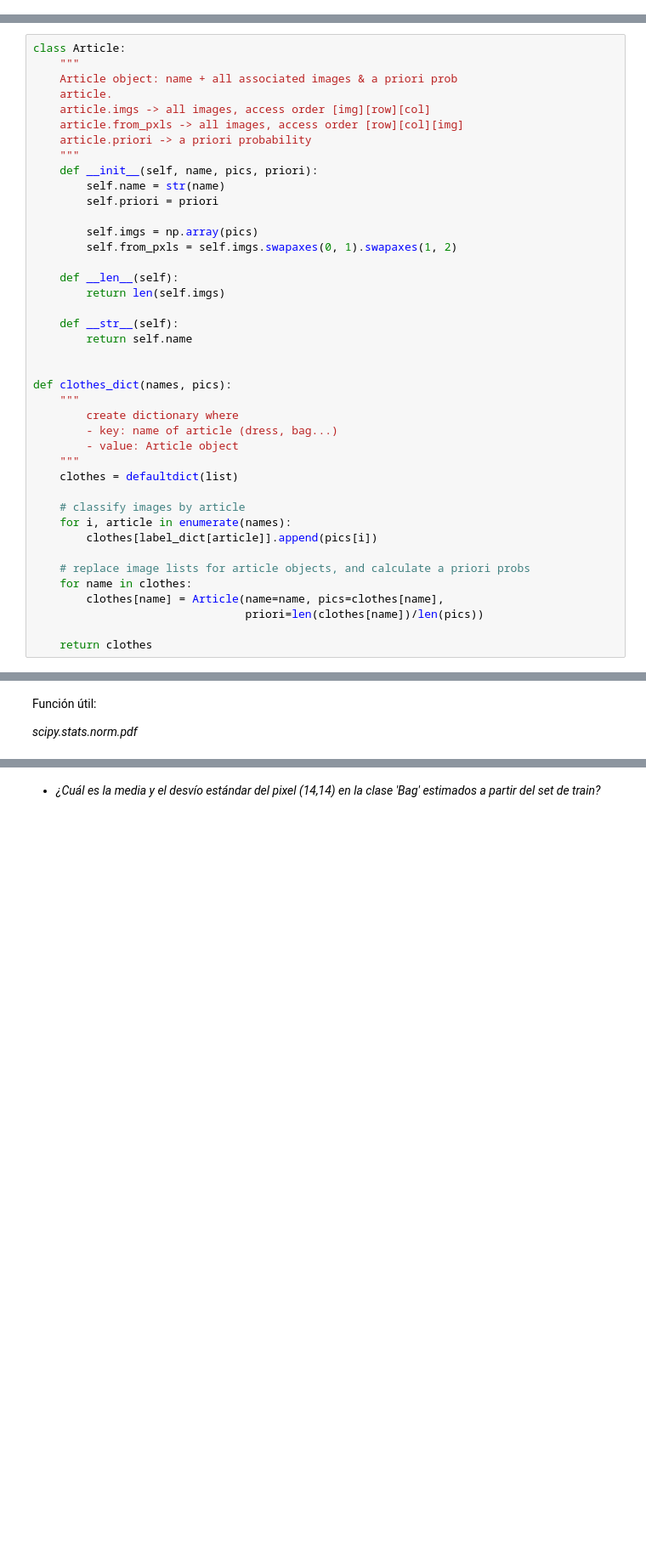
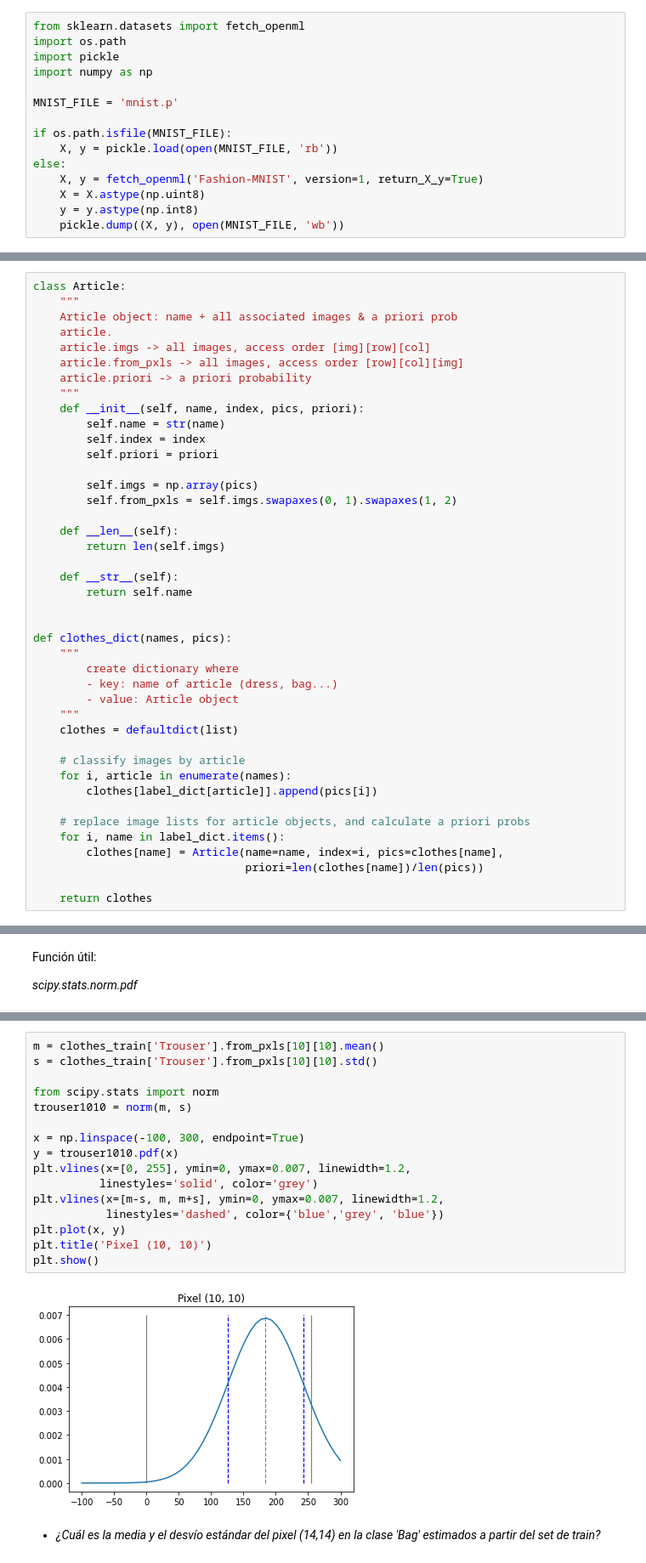
Before and after one commit to rocioparra/redes-neuronales, a Jupyter notebook: 02-naive-bayes/RN20202Q_NaiveBayes_Parra.ipynb, the cells around one changed output, grey strips where cells are left out. Shown at 85% size. Saved outputs shown, nothing was run; the diff lists cells and outputs as text; blank space fills up the shorter version.

```diff
--- a/02-naive-bayes/RN20202Q_NaiveBayes_Parra.ipynb
+++ b/02-naive-bayes/RN20202Q_NaiveBayes_Parra.ipynb
@@ -10 +7,16 @@ X, y = fetch_openml('Fashion-MNIST', version=1, return_X_y=True)
+# %%
+from sklearn.datasets import fetch_openml
+import os.path
+import pickle
+import numpy as np
+
+MNIST_FILE = 'mnist.p'
+
+if os.path.isfile(MNIST_FILE):
+    X, y = pickle.load(open(MNIST_FILE, 'rb'))
+else:
+    X, y = fetch_openml('Fashion-MNIST', version=1, return_X_y=True)
+    X = X.astype(np.uint8)
+    y = y.astype(np.int8)
+    pickle.dump((X, y), open(MNIST_FILE, 'wb'))
 # %%
@@ -140,8 +147,9 @@ class Article:
     article.from_pxls -> all images, access order [row][col][img]
     article.priori -> a priori probability
     """
-    def __init__(self, name, pics, priori):
+    def __init__(self, name, index, pics, priori):
         self.name = str(name)
+        self.index = index
         self.priori = priori
 
         self.imgs = np.array(pics)
@@ -167,8 +175,8 @@ def clothes_dict(names, pics):
         clothes[label_dict[article]].append(pics[i])
 
     # replace image lists for article objects, and calculate a priori probs
-    for name in clothes:
-        clothes[name] = Article(name=name, pics=clothes[name],
+    for i, name in label_dict.items():
+        clothes[name] = Article(name=name, index=i, pics=clothes[name],
                                 priori=len(clothes[name])/len(pics))
 
     return clothes
@@ -404,2 +417,20 @@ Función útil:
+# %%
+m = clothes_train['Trouser'].from_pxls[10][10].mean()
+s = clothes_train['Trouser'].from_pxls[10][10].std()
+
+from scipy.stats import norm
+trouser1010 = norm(m, s)
+
+x = np.linspace(-100, 300, endpoint=True)
+y = trouser1010.pdf(x)
+plt.vlines(x=[0, 255], ymin=0, ymax=0.007, linewidth=1.2,
+          linestyles='solid', color='grey')
+plt.vlines(x=[m-s, m, m+s], ymin=0, ymax=0.007, linewidth=1.2,
+           linestyles='dashed', color={'blue','grey', 'blue'})
+plt.plot(x, y)
+plt.title('Pixel (10, 10)')
+plt.show()
+# %% [output]
+[figure, added]
 # %% [markdown]
 - *¿Cuál es la media y el desvío estándar del pixel (14,14) en la clase 'Bag' estimados a partir del set de train?*
```
Also changed, not shown: parts of 17 cells of this notebook, 2 other files.
